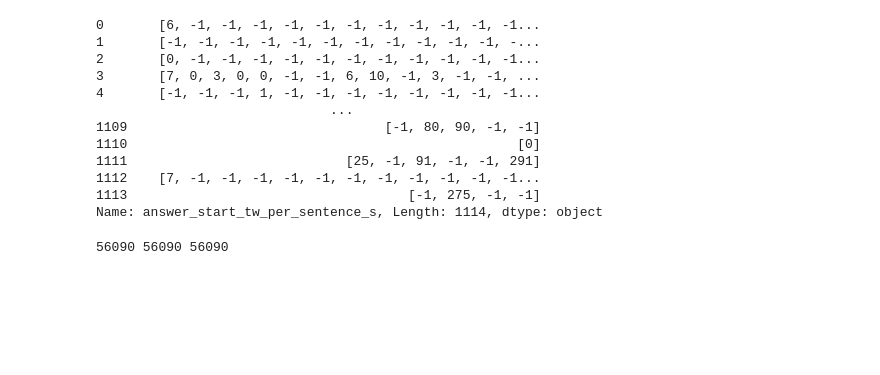
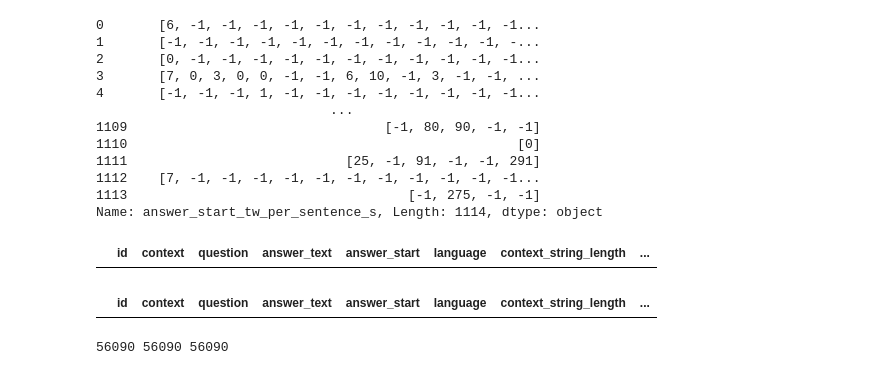
Before and after one commit to riow1983/Kaggle-chaii, a Jupyter notebook: notebooks/localnb002-fine-tune.ipynb, the cells around one changed output. Cells and saved outputs as stored; diff of their text form; code cells hidden in the pictures; blank space fills up the shorter version.

```diff
--- a/notebooks/localnb002-fine-tune.ipynb
+++ b/notebooks/localnb002-fine-tune.ipynb
@@ -443,6 +443,16 @@ train["answer_start_tw_per_sentence_s"]
 1112    [7, -1, -1, -1, -1, -1, -1, -1, -1, -1, -1, -1...
 1113                                    [-1, 275, -1, -1]
 Name: answer_start_tw_per_sentence_s, Length: 1114, dtype: object
+# %%
+# null値があるか
+train[train["answer_start_tw_per_sentence_s"].isnull()]
+# %% [output]
+|  | id | context | question | answer_text | answer_start | language | context_string_length | ... |
+# %%
+# null値を要素に持つリストがあるか
+train[train["answer_start_tw_per_sentence_s"].apply(lambda x: np.sum(x)).isnull()]
+# %% [output]
+|  | id | context | question | answer_text | answer_start | language | context_string_length | ... |
 # %%
 def read_chaii(df):
     """
```
Also changed, not shown: parts of 29 cells of this notebook.
